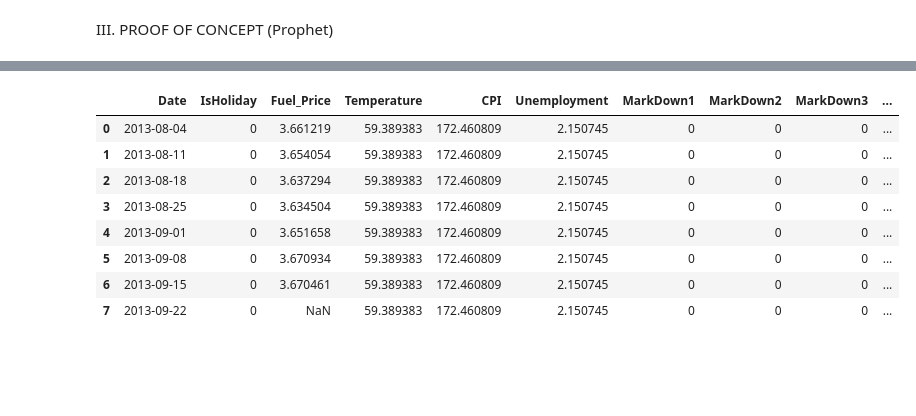
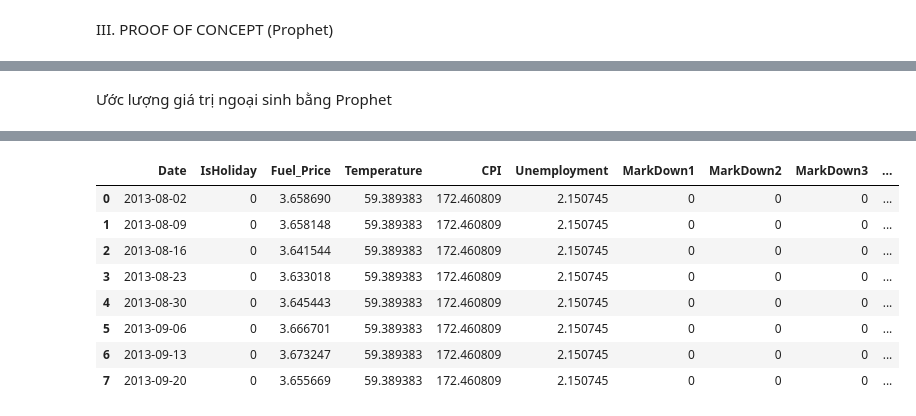
Before and after one commit to hthngoc059/DataStorm2025, a Jupyter notebook: Clean_data_+_EDA.ipynb, the cells around one changed output, grey strips where cells are left out. Cells and saved outputs as stored; diff of their text form; code cells hidden in the pictures; blank space fills up the shorter version.

Commit message:
train_model

```diff
--- a/Clean_data_+_EDA.ipynb
+++ b/Clean_data_+_EDA.ipynb
@@ -8,7 +8,7 @@ import numpy as np
 import matplotlib.pyplot as plt
 import seaborn as sns
 
-df = pd.read_csv("D:/DataStorm2025/DataStorm2025/WalmartDatabase/features.csv")
+df = pd.read_csv("WalmartDatabase/features.csv")
 
 # check kích thước
 print("Kích thước dữ liệu:", df.shape)
@@ -36,7 +36,7 @@ import matplotlib.pyplot as plt
 from scipy.stats import binom
 import pandas as pd
 
-df1 = pd.read_csv("D:/DataStorm2025/DataStorm2025/WalmartDatabase/train.csv")
+df1 = pd.read_csv("WalmartDatabase/train.csv")
 print("Kích thước dữ liệu:", df1.shape)
 df1
 # %% [output]
@@ -788,13 +790,21 @@ III. PROOF OF CONCEPT (Prophet)
 # %%
 import pandas as pd
+import numpy as np
+from sklearn.ensemble import RandomForestRegressor
+from sklearn.model_selection import TimeSeriesSplit
+from sklearn.metrics import mean_squared_error, mean_absolute_error
+import joblib
+from prophet import Prophet
 
-train = pd.read_csv("D:/DataStorm2025/DataStorm2025/cleaned_train.csv")
-features = pd.read_csv("D:/DataStorm2025/DataStorm2025/cleaned_features.csv")
+# Load data
+train = pd.read_csv("cleaned_train.csv")
+features = pd.read_csv("cleaned_features.csv")
 
+# Convert Date
 train['Date'] = pd.to_datetime(train['Date'])
 features['Date'] = pd.to_datetime(features['Date'])
 
-# Gộp dữ liệu đã làm sạch (train + features)
+# Merge
 merged = pd.merge(train, features, on=['Store', 'Date', 'IsHoliday'], how='left')
-merged
+merged = merged.dropna()
 # %% [output]
@@ -880,36 +893,42 @@ Tạo dữ liệu đầu vào mới cho tương lai
+# %% [markdown]
+Ước lượng giá trị ngoại sinh bằng Prophet
 # %%
-# Dự báo 8 tuần tiếp theo sau ngày cuối cùng trong dataset.
+# Dự báo Fuel_Price bằng Prophet
 last_date = features['Date'].max()
-future_dates = pd.date_range(start=last_date + pd.Timedelta(days=7), periods=8, freq='W')
+future_dates = pd.date_range(start=last_date + pd.Timedelta(days=7), periods=8, freq='W-FRI')  # đồng bộ ngày
 
-# Tạo DataFrame rỗng có cấu trúc giống dataset gốc
-future_features = pd.DataFrame({
-    'Date': future_dates,
-})
-future_features['IsHoliday'] = 0  # mặc định không có kỳ nghỉ
+future_features = pd.DataFrame({'Date': future_dates})
+future_features['IsHoliday'] = 0
 
-# Dự báo Fuel_Price sử dụng Prophet
 from prophet import Prophet
 
-fuel_features = features[['Date', 'Fuel_Price']].rename(columns={'Date': 'ds', 'Fuel_Price': 'y'})
-m_fuel = Prophet()
-m_fuel.fit(fuel_features)
-future_fuel = m_fuel.make_future_dataframe(periods=8, freq='W')
-forecast_fuel = m_fuel.predict(future_fuel)
-future_features = future_features.merge(forecast_fuel[['ds', 'yhat']], left_on='Date', right_on='ds', how='left')
+# Chuẩn bị dữ liệu Fuel_Price
+fuel = features[['Date', 'Fuel_Price']].rename(columns={'Date': 'ds', 'Fuel_Price': 'y'})
+m = Prophet()
+m.fit(fuel)
+
+future_fuel = m.make_future_dataframe(periods=8, freq='W-FRI')
+forecast_fuel = m.predict(future_fuel)
+
+# Merge kết quả dự báo vào future_features
+future_features = future_features.merge(
+    forecast_fuel[['ds', 'yhat']],
+    left_on='Date', right_on='ds', how='left'
+)
 future_features.rename(columns={'yhat': 'Fuel_Price'}, inplace=True)
 future_features.drop(columns=['ds'], inplace=True)
 
+# Điền các giá trị trung bình cho biến khác
 future_features['Temperature'] = features['Temperature'].mean()
 future_features['CPI'] = features['CPI'].mean()
 future_features['Unemployment'] = features['Unemployment'].mean()
+
 for i in range(1, 6):
-    future_features[f'MarkDown{i}'] = 0 # giả sử không có markdown trong tương lai
+    future_features[f"MarkDown{i}"] = 0
 
-
-future_features['Week'] = future_features['Date'].dt.isocalendar().week
-future_features['Month'] = future_features['Date'].dt.month
-future_features['Year'] = future_features['Date'].dt.year
+future_features["Week"] = future_features["Date"].dt.isocalendar().week
+future_features["Month"] = future_features["Date"].dt.month
+future_features["Year"] = future_features["Date"].dt.year
 
 future_features
 # %% [output]
@@ -918,9 +937,9 @@ future_features
 |  | Date | IsHoliday | Fuel_Price | Temperature | CPI | Unemployment | MarkDown1 | MarkDown2 | MarkDown3 | ... |
-| 0 | 2013-08-04 | 0 | 3.661219 | 59.389383 | 172.460809 | 2.150745 | 0 | 0 | 0 | ... |
-| 1 | 2013-08-11 | 0 | 3.654054 | 59.389383 | 172.460809 | 2.150745 | 0 | 0 | 0 | ... |
-| 2 | 2013-08-18 | 0 | 3.637294 | 59.389383 | 172.460809 | 2.150745 | 0 | 0 | 0 | ... |
-| 3 | 2013-08-25 | 0 | 3.634504 | 59.389383 | 172.460809 | 2.150745 | 0 | 0 | 0 | ... |
-| 4 | 2013-09-01 | 0 | 3.651658 | 59.389383 | 172.460809 | 2.150745 | 0 | 0 | 0 | ... |
-| 5 | 2013-09-08 | 0 | 3.670934 | 59.389383 | 172.460809 | 2.150745 | 0 | 0 | 0 | ... |
-| 6 | 2013-09-15 | 0 | 3.670461 | 59.389383 | 172.460809 | 2.150745 | 0 | 0 | 0 | ... |
-| 7 | 2013-09-22 | 0 | NaN | 59.389383 | 172.460809 | 2.150745 | 0 | 0 | 0 | ... |
+| 0 | 2013-08-02 | 0 | 3.658690 | 59.389383 | 172.460809 | 2.150745 | 0 | 0 | 0 | ... |
+| 1 | 2013-08-09 | 0 | 3.658148 | 59.389383 | 172.460809 | 2.150745 | 0 | 0 | 0 | ... |
+| 2 | 2013-08-16 | 0 | 3.641544 | 59.389383 | 172.460809 | 2.150745 | 0 | 0 | 0 | ... |
+| 3 | 2013-08-23 | 0 | 3.633018 | 59.389383 | 172.460809 | 2.150745 | 0 | 0 | 0 | ... |
+| 4 | 2013-08-30 | 0 | 3.645443 | 59.389383 | 172.460809 | 2.150745 | 0 | 0 | 0 | ... |
+| 5 | 2013-09-06 | 0 | 3.666701 | 59.389383 | 172.460809 | 2.150745 | 0 | 0 | 0 | ... |
+| 6 | 2013-09-13 | 0 | 3.673247 | 59.389383 | 172.460809 | 2.150745 | 0 | 0 | 0 | ... |
+| 7 | 2013-09-20 | 0 | 3.655669 | 59.389383 | 172.460809 | 2.150745 | 0 | 0 | 0 | ... |
```
Also changed, not shown: parts of 15 cells of this notebook, 1 other file.
